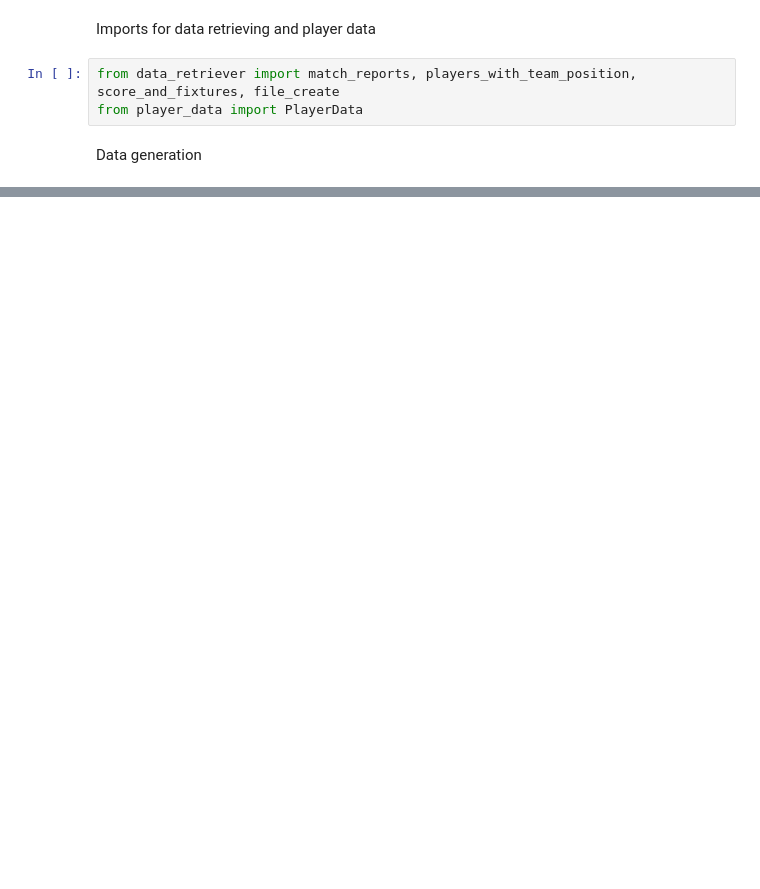
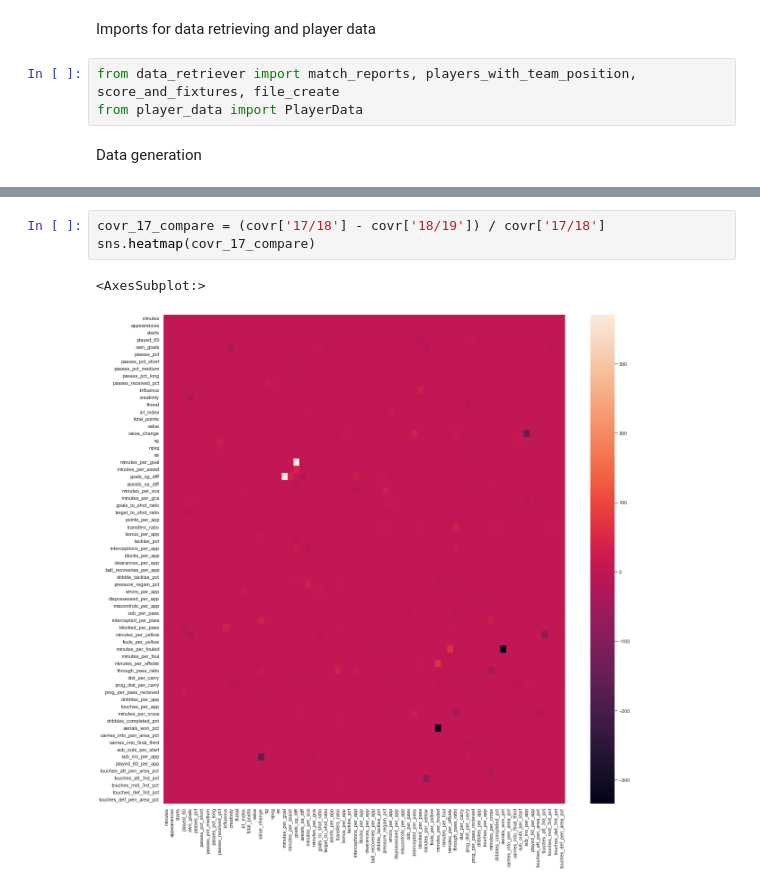
Before and after one commit to victorian177/FPL-Manager, a Jupyter notebook: stats.ipynb, the cells around one changed output, grey strips where cells are left out. Drawn from its saved outputs; the diff is of its cells as text; blank space fills up the shorter version.

```diff
--- a/stats.ipynb
+++ b/stats.ipynb
@@ -61,0 +399,6 @@ Name: value, dtype: int64
+# %%
+covr_17_compare = (covr['17/18'] - covr['18/19']) / covr['17/18']
+sns.heatmap(covr_17_compare)
+# %% [output]
+<AxesSubplot:>
+[figure, added]
```
Also changed, not shown: parts of 24 cells of this notebook, 5 other files.
